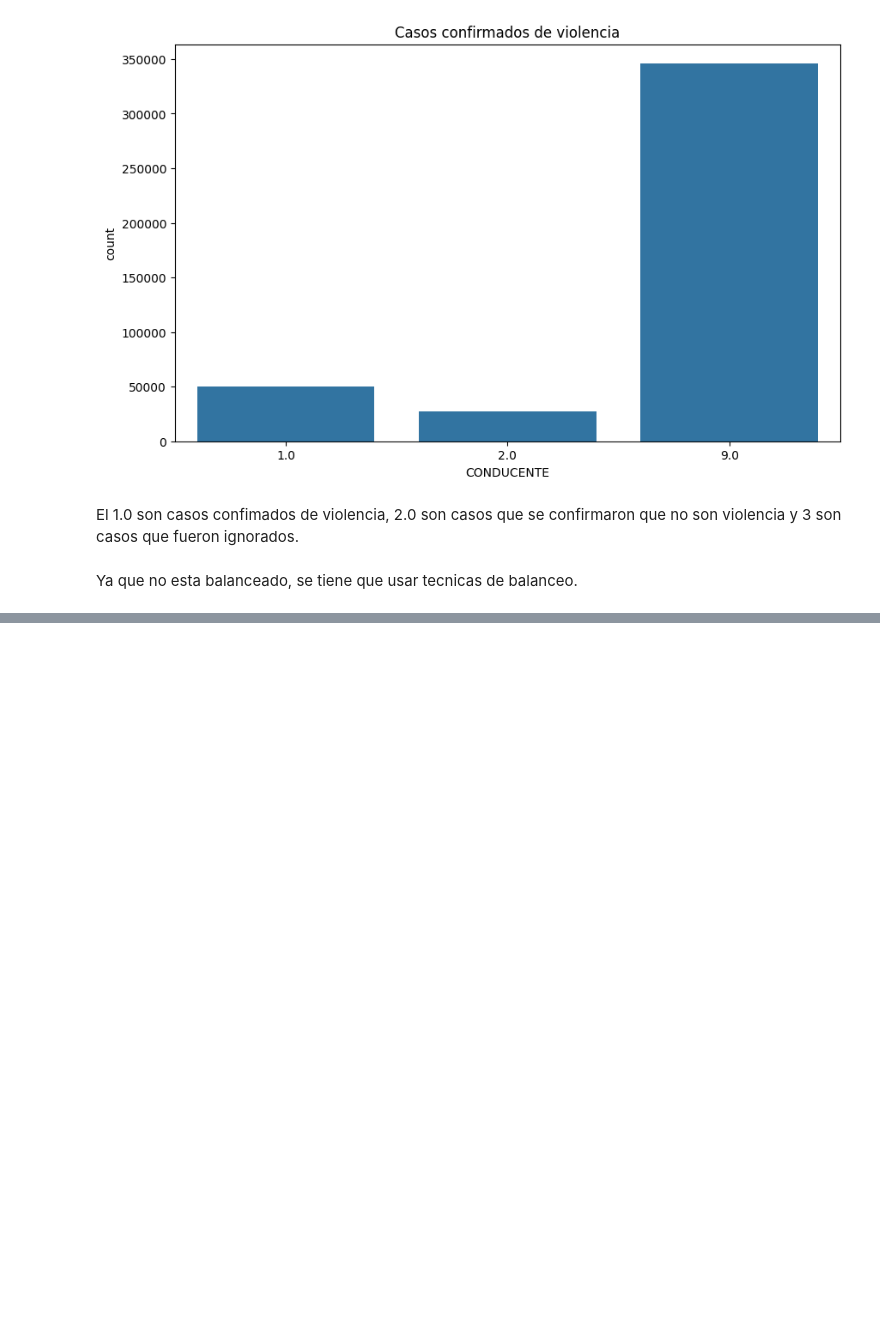
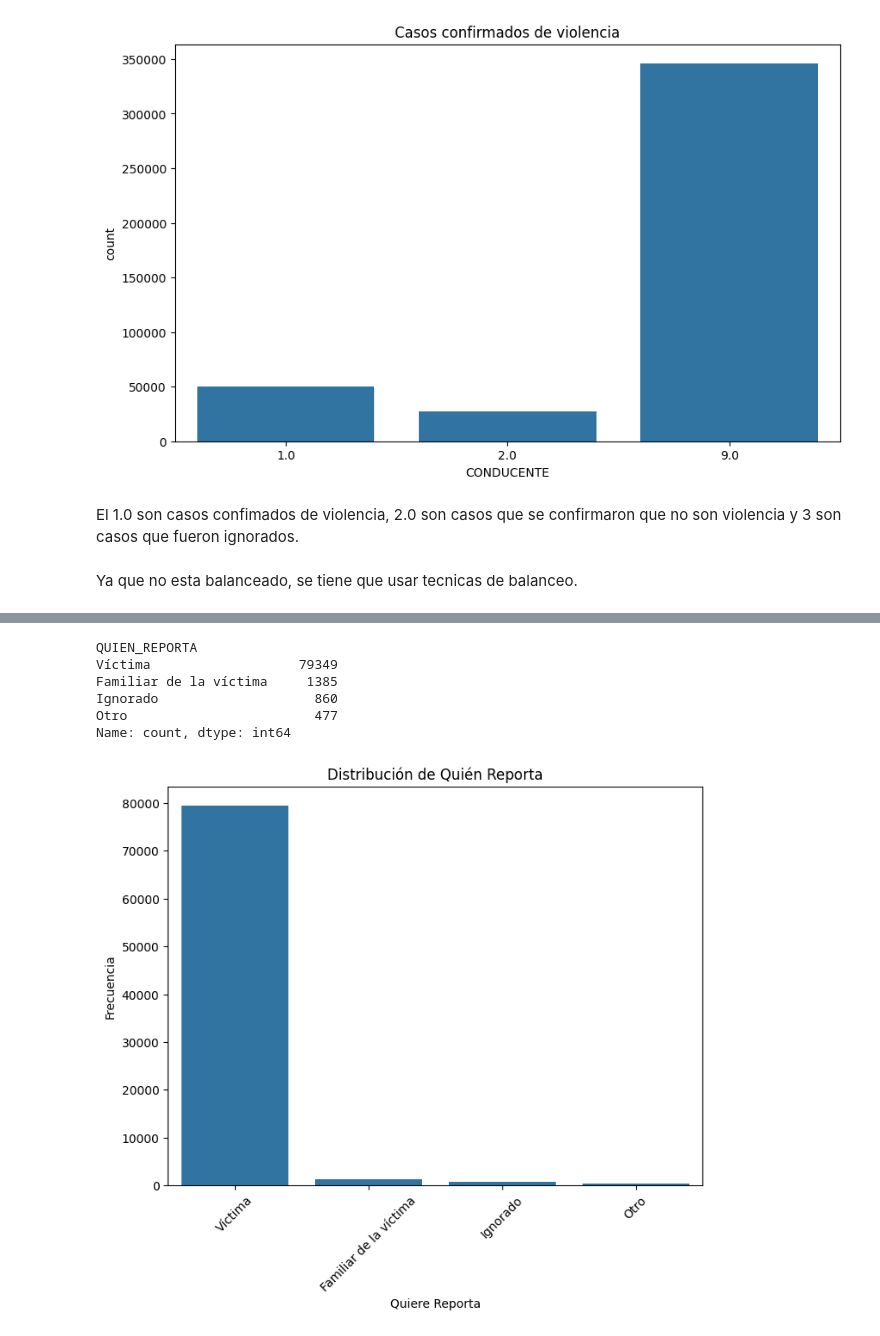
Before and after one commit to angelargd8/Proyecto3-MDD, a Jupyter notebook: main.ipynb, the cells around one changed output, grey strips where cells are left out. Saved outputs shown, nothing was run; the diff lists cells and outputs as text; code cells hidden in the pictures; blank space fills up the shorter version.

```diff
--- a/main.ipynb
+++ b/main.ipynb
@@ -584,0 +686,24 @@ Name: count, dtype: int64
+# %%
+
+# Ver la distribución de 'QUIEN_REPORTA'
+grouped_reporta = df_balanced['QUIEN_REPORTA'].value_counts()
+
+# Mostrar la distribución
+print(grouped_reporta)
+
+# Visualizar la distribución
+plt.figure(figsize=(8, 6))
+sns.barplot(x=grouped_reporta.index, y=grouped_reporta.values)
+plt.xlabel('Quiere Reporta')
+plt.ylabel('Frecuencia')
+plt.title('Distribución de Quién Reporta')
+plt.xticks(rotation=45)
+plt.show()
+# %% [output]
+QUIEN_REPORTA
+Víctima                   79349
+Familiar de la víctima     1385
+Ignorado                    860
+Otro                        477
+Name: count, dtype: int64
+[figure, added]
```
Also changed, not shown: parts of 19 cells of this notebook.
